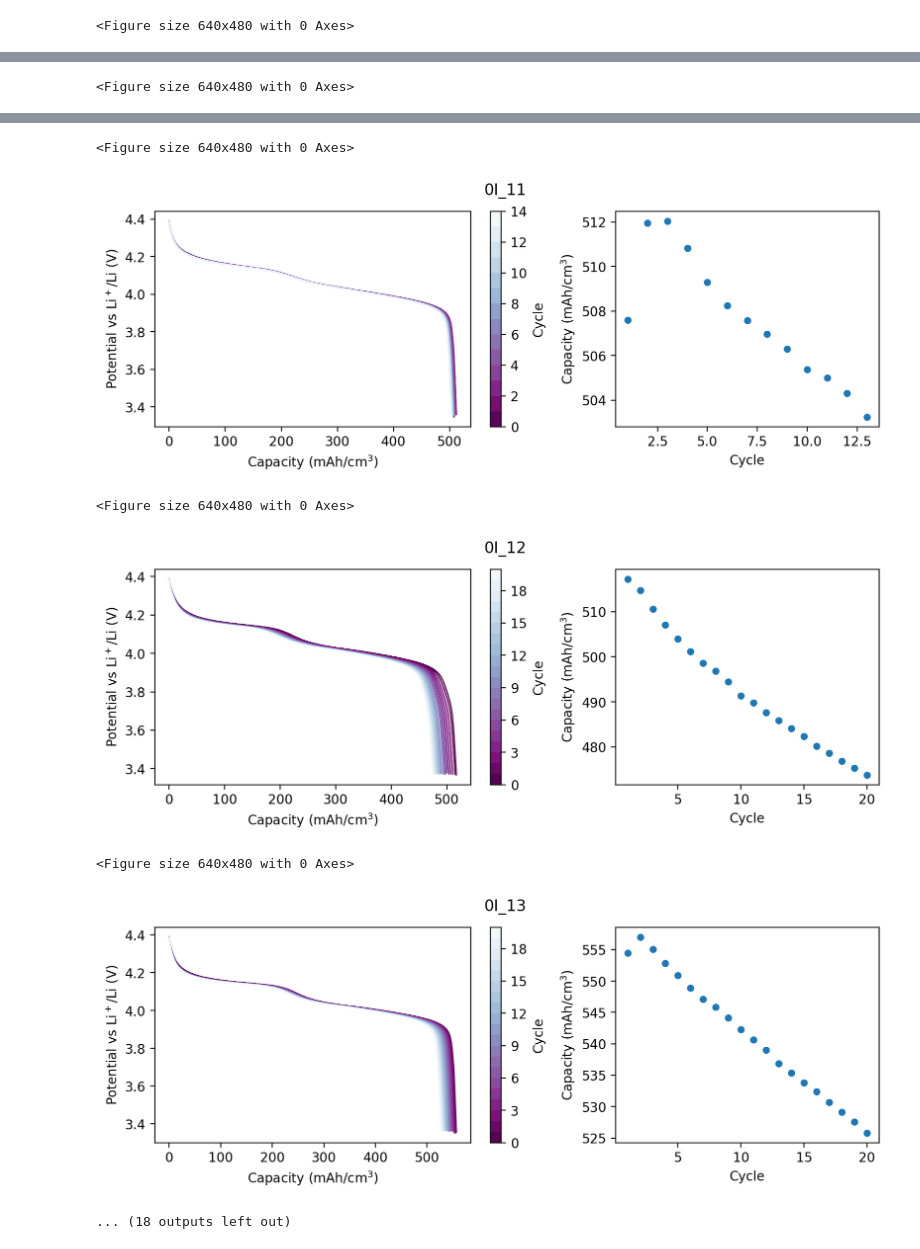
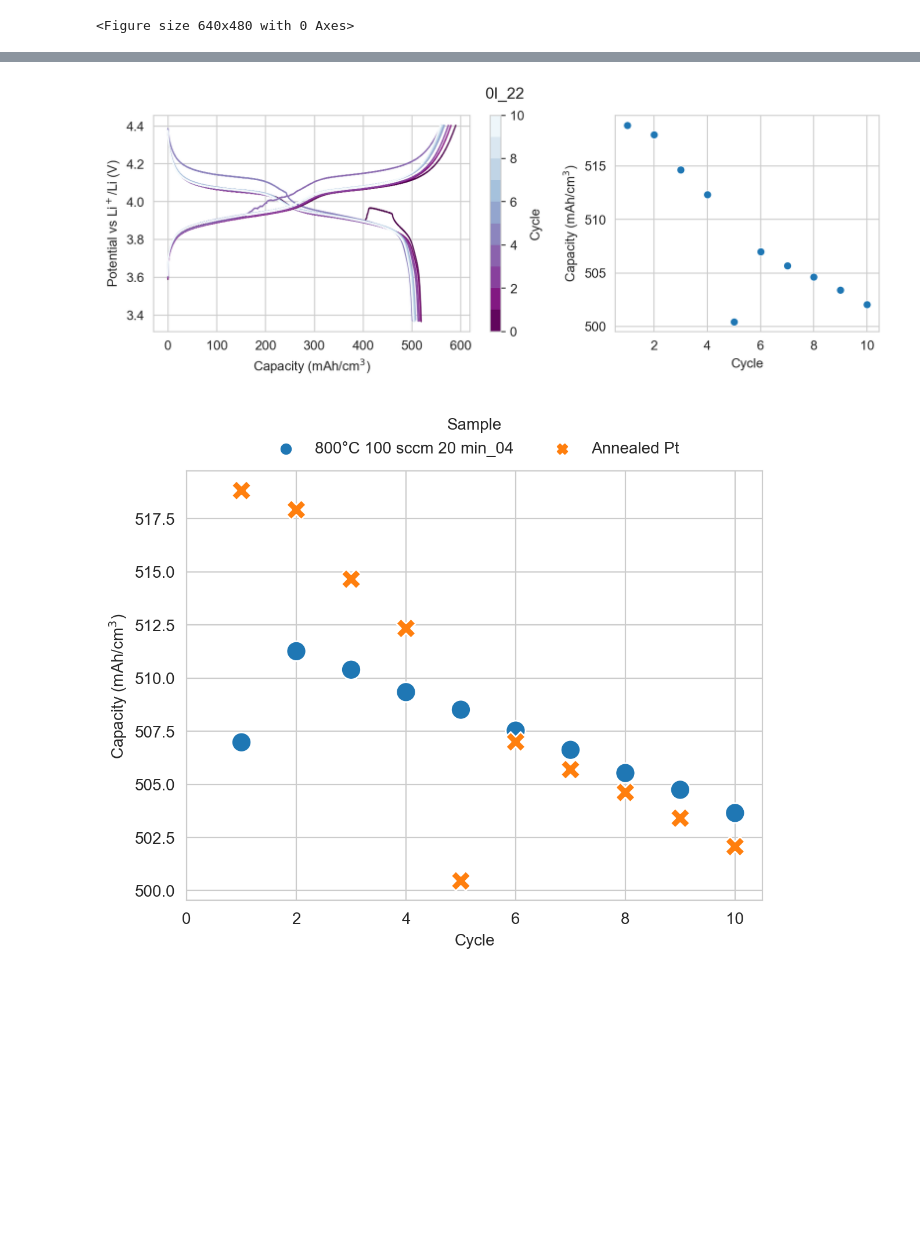
Before and after one commit to ridcil/Code, a Jupyter notebook: LSB_09.ipynb, the cells around one changed output, grey strips where cells are left out. Saved outputs shown, nothing was run; the diff lists cells and outputs as text; code cells hidden in the pictures; blank space fills up the shorter version.

```diff
--- a/LSB_09.ipynb
+++ b/LSB_09.ipynb
@@ -11,36 +11,47 @@ from pathlib import Path
 from matplotlib.ticker import MaxNLocator
 
 from cv_charge_discharge import Ec
+
+sns.set_style('whitegrid')
 # %%
 
 paths = {
-        '700°C 60 min ramp2' : r'C:\Users\lopezb41\OneDrive - imec\Documents\Experiments\Data\Electrochemical\LSB_09\0I_08',
-         '700°C 100 sccm 20 min ramp2' : r'C:\Users\lopezb41\OneDrive - imec\Documents\Experiments\Data\Electrochemical\LSB_09\0I_09',
-         '800°C 100 sccm 20 min' : r'C:\Users\lopezb41\OneDrive - imec\Documents\Experiments\Data\Electrochemical\LSB_09\0I_10',
-         '800°C 1000 sccm 20 min' : r'C:\Users\lopezb41\OneDrive - imec\Documents\Experiments\Data\Electrochemical\LSB_09\0I_11',
-         '800°C 100 sccm 60 min' : r'C:\Users\lopezb41\OneDrive - imec\Documents\Experiments\Data\Electrochemical\LSB_09\0I_12',
-         '800°C 100 sccm 20 min ramp2' : r'C:\Users\lopezb41\OneDrive - imec\Documents\Experiments\Data\Electrochemical\LSB_09\0I_13',
-         '750°C 100 sccm 20 min ramp2_2' : r'C:\Users\lopezb41\OneDrive - imec\Documents\Experiments\Data\Electrochemical\LSB_09\0I_14',
-         '750°C 100 sccm 20 min ramp2_PLSA-Pt' : r'C:\Users\lopezb41\OneDrive - imec\Documents\Experiments\Data\Electrochemical\LSB_09\0I_15',
-         '800°C 100 sccm 20 min ramp2_PLSA-Pt' : r'C:\Users\lopezb41\OneDrive - imec\Documents\Experiments\Data\Electrochemical\LSB_09\0I_16',
-         '800°C 100 sccm 20 min ramp2_PLSA-Pt_2' : r'C:\Users\lopezb41\OneDrive - imec\Documents\Experiments\Data\Electrochemical\LSB_09\0I_16_2',
-         '800°C 100 sccm 60 min ramp2_PLSA-Pt_2' : r'C:\Users\lopezb41\OneDrive - imec\Documents\Experiments\Data\Electrochemical\LSB_09\0I_17',
-         'Bias deposition' : r'C:\Users\lopezb41\OneDrive - imec\Documents\Experiments\Data\Electrochemical\LSB_10\0J_01',
-         'SiN' : r'C:\Users\lopezb41\OneDrive - imec\Documents\Experiments\Data\Electrochemical\LSB_12\0L_01',
-         '800°C 100 sccm 20 min ramp2_2' : r'C:\Users\lopezb41\OneDrive - imec\Documents\Experiments\Data\Electrochemical\LSB_09\0I_18'
+        # '700°C 60 min ramp2' : r'C:\Users\lopezb41\OneDrive - imec\Documents\Experiments\Data\Electrochemical\LSB_09\0I_08',
+        #  '700°C 100 sccm 20 min ramp2' : r'C:\Users\lopezb41\OneDrive - imec\Documents\Experiments\Data\Electrochemical\LSB_09\0I_09',
+        #  '800°C 100 sccm 20 min' : r'C:\Users\lopezb41\OneDrive - imec\Documents\Experiments\Data\Electrochemical\LSB_09\0I_10',
+        #  '800°C 1000 sccm 20 min' : r'C:\Users\lopezb41\OneDrive - imec\Documents\Experiments\Data\Electrochemical\LSB_09\0I_11',
+        #  '800°C 100 sccm 60 min' : r'C:\Users\lopezb41\OneDrive - imec\Documents\Experiments\Data\Electrochemical\LSB_09\0I_12',
+        #  '800°C 100 sccm 20 min_01' : r'C:\Users\lopezb41\OneDrive - imec\Documents\Experiments\Data\Electrochemical\LSB_09\0I_13',
+        #  '750°C 100 sccm 20 min ramp2_2' : r'C:\Users\lopezb41\OneDrive - imec\Documents\Experiments\Data\Electrochemical\LSB_09\0I_14',
+        #  '750°C 100 sccm 20 min ramp2_PLSA-Pt' : r'C:\Users\lopezb41\OneDrive - imec\Documents\Experiments\Data\Electrochemical\LSB_09\0I_15',
+        #  '800°C 100 sccm 20 min ramp2_PLSA-Pt' : r'C:\Users\lopezb41\OneDrive - imec\Documents\Experiments\Data\Electrochemical\LSB_09\0I_16',
+        #  '800°C 100 sccm 20 min ramp2_PLSA-Pt_2' : r'C:\Users\lopezb41\OneDrive - imec\Documents\Experiments\Data\Electrochemical\LSB_09\0I_16_2',
+        #  '800°C 100 sccm 60 min ramp2_PLSA-Pt_2' : r'C:\Users\lopezb41\OneDrive - imec\Documents\Experiments\Data\Electrochemical\LSB_09\0I_17',
+        #  'Bias deposition 100 V' : r'C:\Users\lopezb41\OneDrive - imec\Documents\Experiments\Data\Electrochemical\LSB_10\0J_01',
+        #  'SiN CC' : r'C:\Users\lopezb41\OneDrive - imec\Documents\Experiments\Data\Electrochemical\LSB_12\0L_01',
+        #  '800°C 100 sccm 20 min_02' : r'C:\Users\lopezb41\OneDrive - imec\Documents\Experiments\Data\Electrochemical\LSB_09\0I_18',
+        #  '800°C 100 sccm 20 min_03' : r'C:\Users\lopezb41\OneDrive - imec\Documents\Experiments\Data\Electrochemical\LSB_09\0I_19',
+         '800°C 100 sccm 20 min_04' : r'C:\Users\lopezb41\OneDrive - imec\Documents\Experiments\Data\Electrochemical\LSB_09\0I_20',
+        # 'ITO CC' : r'C:\Users\lopezb41\OneDrive - imec\Documents\Experiments\Data\Electrochemical\LSB_09\0I_21'
+        'Annealed Pt' : r'C:\Users\lopezb41\OneDrive - imec\Documents\Experiments\Data\Electrochemical\LSB_09\0I_22'
+
          }
 save_path = r'C:\Users\lopezb41\OneDrive - imec\Documents\Experiments\Data\Electrochemical\LSB_09'
 lsb_09 = pd.DataFrame()
 for i in paths.keys():
-    capacity = Ec.Electrochem(paths[i], 80)
+    cv, capacity = Ec.Electrochem(paths[i], 90)
     capacity['Sample'] = i
     lsb_09 = pd.concat([lsb_09, capacity], ignore_index = True)
 
 fig, ax = plt.subplots(facecolor = 'white', dpi = 200)
 ax = sns.scatterplot(data = lsb_09, x = 'Cycle', y = 'Capacity (mAh/cm$^3$)', hue = 'Sample', style = 'Sample', s = 150)
-sns.move_legend(ax, "lower center", ncol = 2, bbox_to_anchor=(0.5, 1), frameon = False, title = None)
+sns.move_legend(ax, "lower center", ncol = 2, bbox_to_anchor=(0.5, 1), frameon = False, title = 'Sample')
 ax.xaxis.set_major_locator(MaxNLocator(integer=True))
-plt.xlim(0,15.5)
+plt.xlim(0,10.5)
+# plt.title('800°C O$_2$ 100 sccm 20 min ramp')
 plt.show()
 # lsb_09.to_csv(r'C:\Users\lopezb41\OneDrive - imec\Documents\Experiments\Data\Electrochemical\LSB_09\lsb_09.txt', index = False)
+
+# sns.scatterplot(data = cv, x = 'Potential vs Li$^+$/Li (V)', y = 'Current Density ($\mu$A/cm$^2$)', hue = 'CV', edgecolor = None, s = 10 )
+# plt.legend(title = None)
 # %% [output]
@@ -51 +62,0 @@ plt.show()
-<Figure size 640x480 with 0 Axes>
@@ -53,10 +63,5 @@ plt.show()
-<Figure size 640x480 with 0 Axes>
-[figure, old version]
+[figure, new version]
-<Figure size 640x480 with 0 Axes>
-[figure, old version]
+[figure, new version]
-<Figure size 640x480 with 0 Axes>
-[figure, removed]
-... (18 outputs left out)
 # %%
 # paths = {'0I_03' : r'C:\Users\lopezb41\OneDrive - imec\Documents\Experiments\Data\Electrochemical\LSB_09\0I_03',
 #          '0I_04' : r'C:\Users\lopezb41\OneDrive - imec\Documents\Experiments\Data\Electrochemical\LSB_09\0I_04',
```
Also changed, not shown: parts of 2 cells of this notebook, 6 other files.
